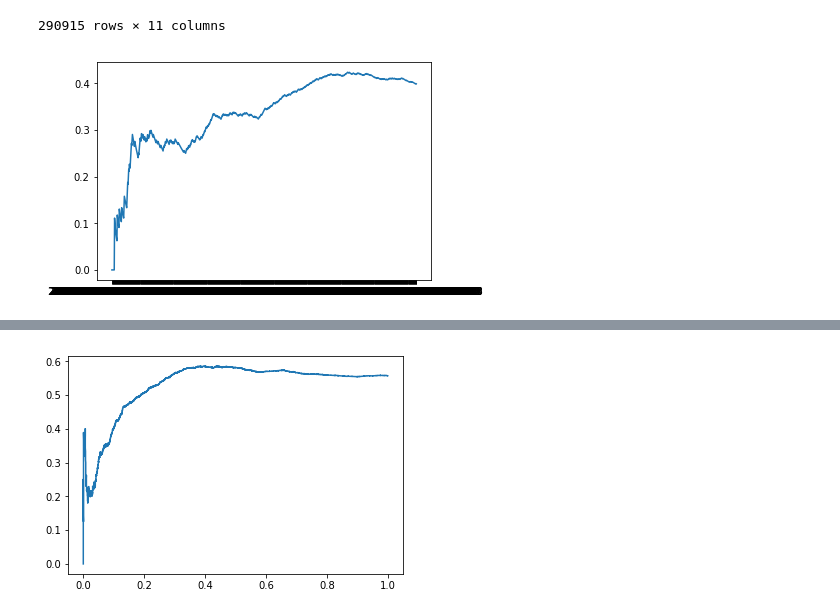
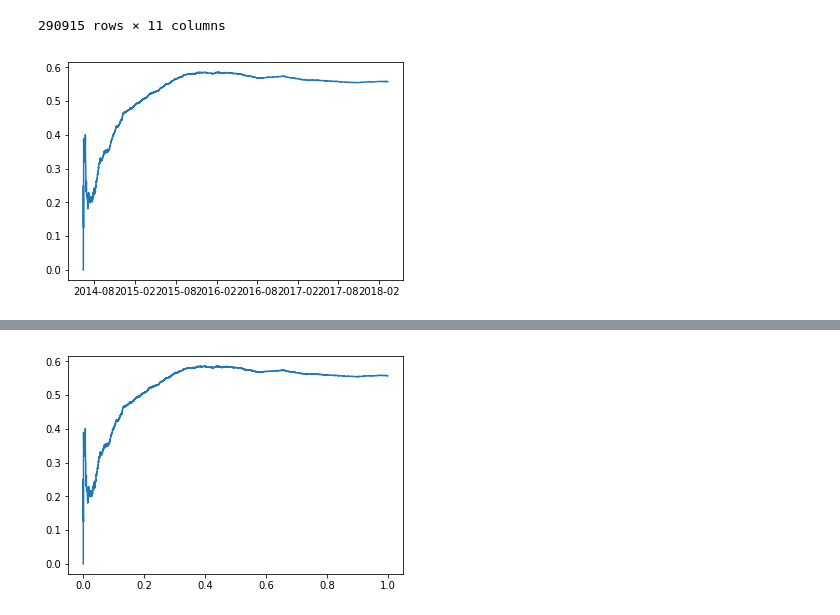
Before and after one commit to live-wire/overflow, a Jupyter notebook: Barbara_metrics.ipynb, the cells around one changed output, grey strips where cells are left out. Saved outputs shown, nothing was run; the diff lists cells and outputs as text; code cells hidden in the pictures.

Commit message:
observe individual users + removal users with few questions + adding 0

```diff
--- a/Barbara_metrics.ipynb
+++ b/Barbara_metrics.ipynb
@@ -100,12 +101,12 @@ answersTable
 290915 rows × 11 columns
 # %%
 answersTable.loc[answersTable[ "CumSumQuestions"].idxmax()]
-user =  0
+user = 3732271
 plt.figure()
 plt.plot(answersTable.loc[answersTable[" OwnerUserId"]==user][" CreationDate"].tolist(),answersTable.loc[answersTable[" OwnerUserId"]==user]["ProbAccAnswer"].tolist())
 plt.show()
 # %% [output]
-[figure, old version]
+[figure, new version]
 # %%
 #Normalization: 0 should correspond to time of first activity and 1 to present date.
 #1 converting creation date to proper time format
```
Also changed, not shown: parts of 7 cells of this notebook.
